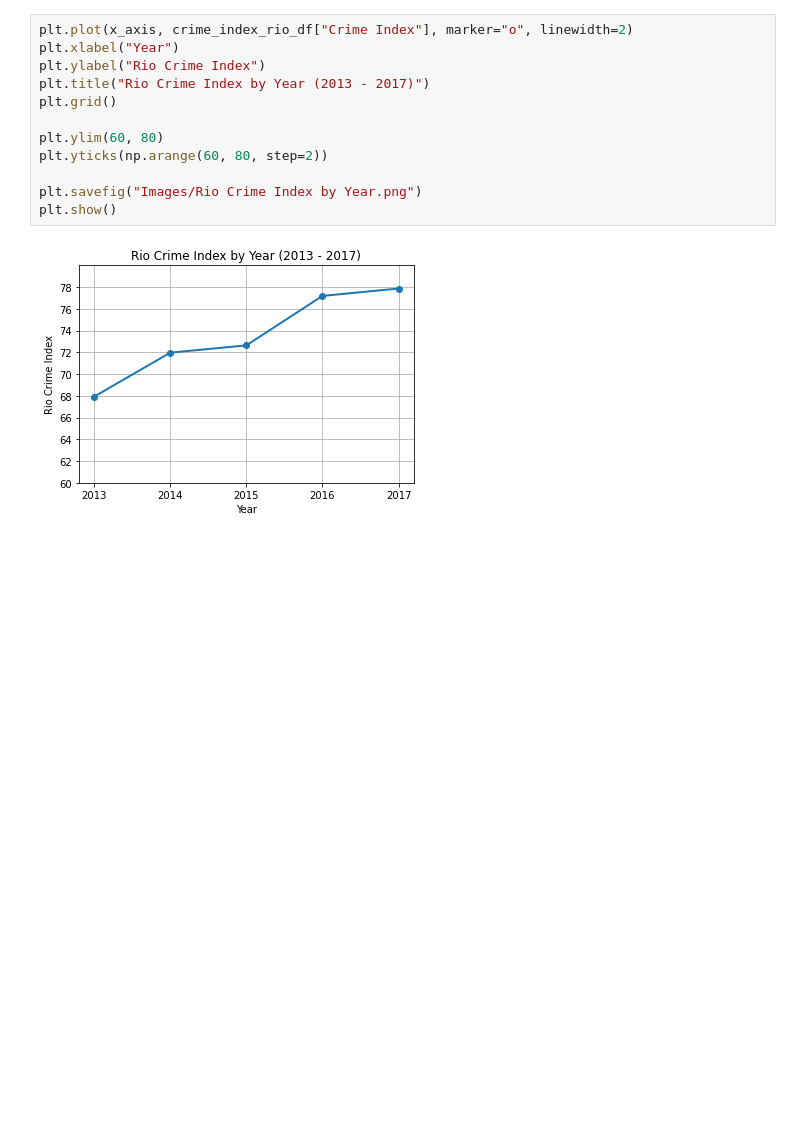
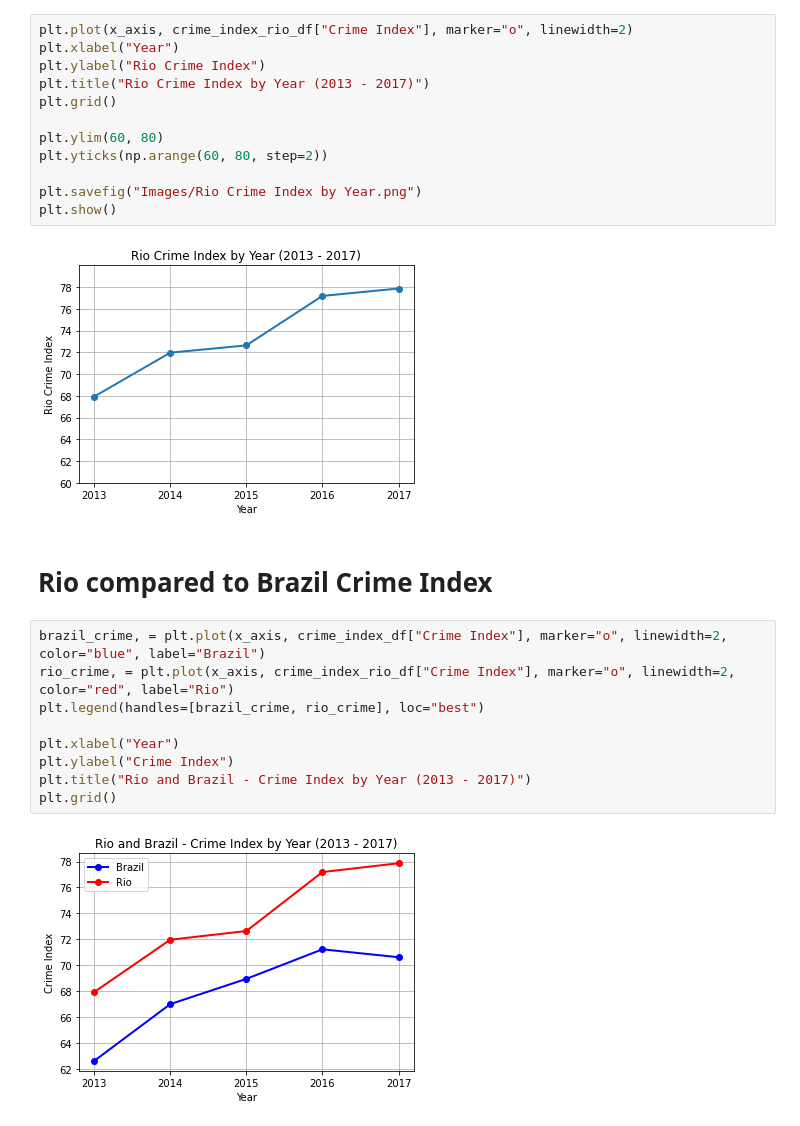
Before and after one commit to Trevor-Velez/project-1, a Jupyter notebook: Trevor Velez/Crime Rates Second Look.ipynb, the cells around one changed output. Drawn from its saved outputs; the diff is of its cells as text; blank space fills up the shorter version.

Commit message:
Third and final notebook, cleaned it up, narrowed down and combined figures

```diff
--- a/Trevor Velez/Crime Rates Second Look.ipynb
+++ b/Trevor Velez/Crime Rates Second Look.ipynb
@@ -342,3 +342,16 @@ plt.savefig("Images/Rio Crime Index by Year.png")
 plt.show()
 # %% [output]
 [figure]
+# %% [markdown]
+# Rio compared to Brazil Crime Index
+# %%
+brazil_crime, = plt.plot(x_axis, crime_index_df["Crime Index"], marker="o", linewidth=2, color="blue", label="Brazil")
+rio_crime, = plt.plot(x_axis, crime_index_rio_df["Crime Index"], marker="o", linewidth=2, color="red", label="Rio")
+plt.legend(handles=[brazil_crime, rio_crime], loc="best")
+
+plt.xlabel("Year")
+plt.ylabel("Crime Index")
+plt.title("Rio and Brazil - Crime Index by Year (2013 - 2017)")
+plt.grid()
+# %% [output]
+[figure, added]
```
Also changed, not shown: 5 other files.
